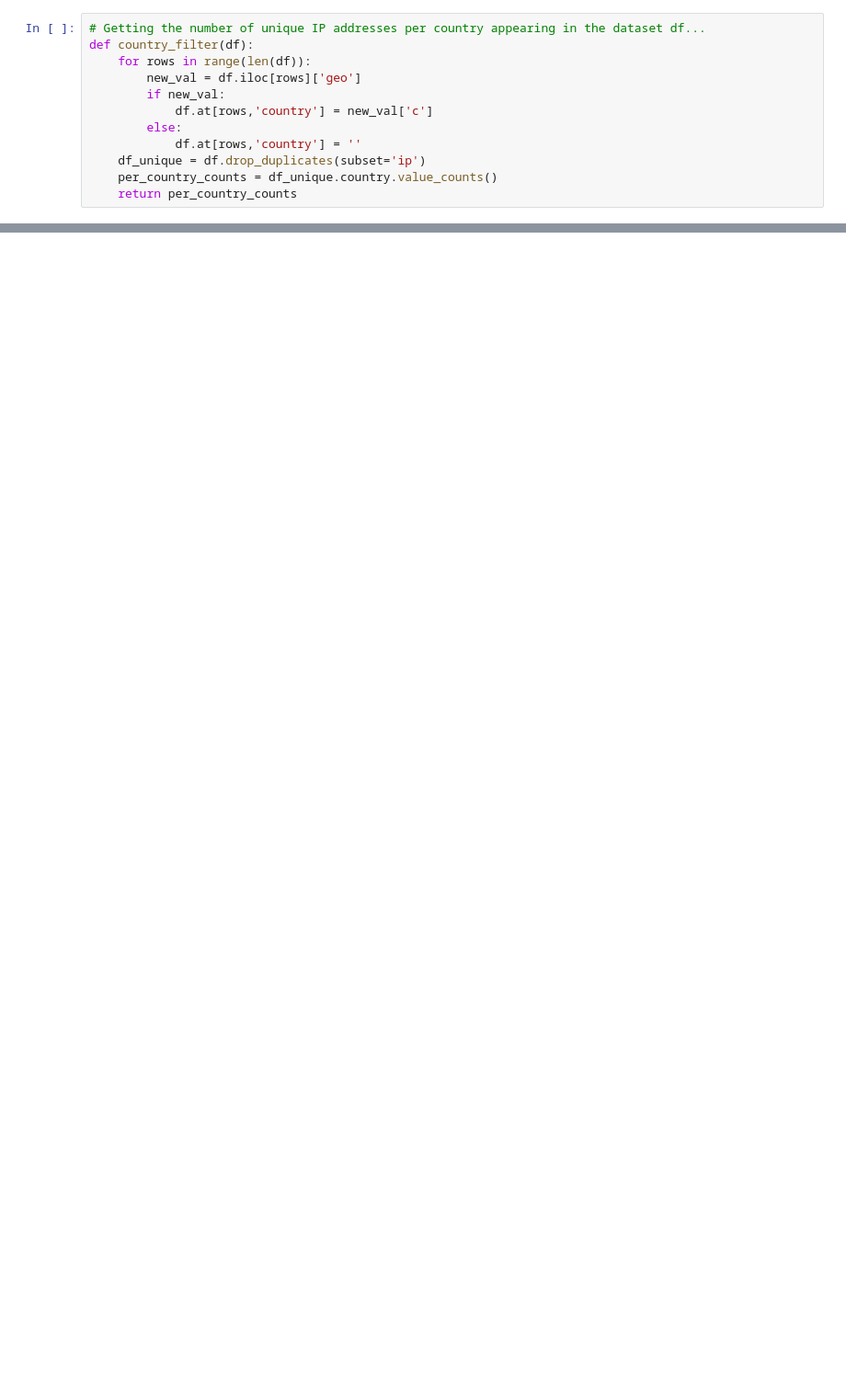
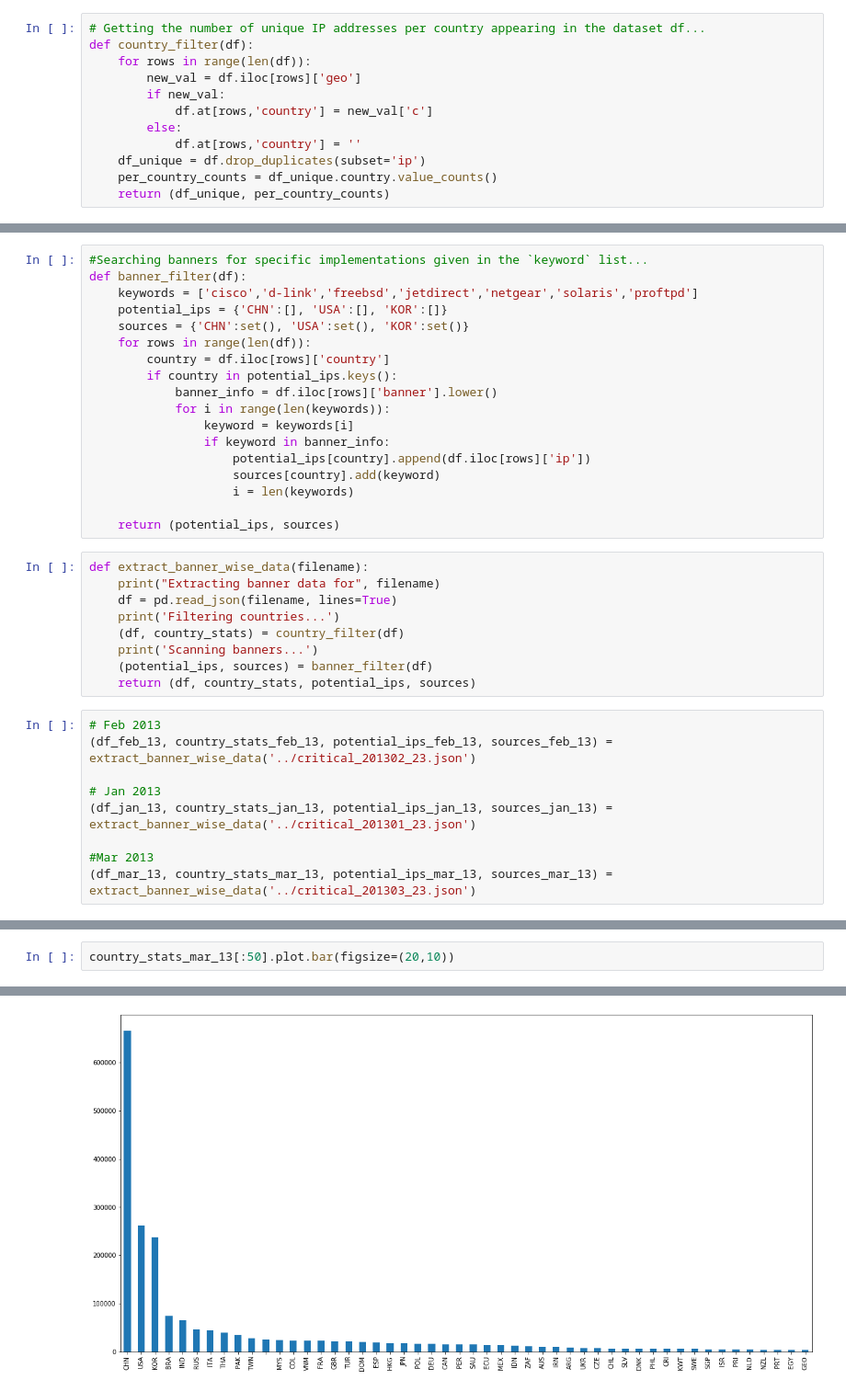
Before and after one commit to sudharshankr/eocs-10, a Jupyter notebook: ECS data analysis.ipynb, the cells around one changed output, grey strips where cells are left out. Shown at 92% size. Drawn from its saved outputs; the diff is of its cells as text; blank space fills up the shorter version.

Commit message:
Updated with code to analyse banners

```diff
--- a/ECS data analysis.ipynb
+++ b/ECS data analysis.ipynb
@@ -16,7 +17,7 @@ def country_filter(df):
             df.at[rows,'country'] = ''
     df_unique = df.drop_duplicates(subset='ip')
     per_country_counts = df_unique.country.value_counts()
-    return per_country_counts
+    return (df_unique, per_country_counts)
 # %%
 # cleaning the banner of unwanted charecters...
 def clean_banner(df):
@@ -43,0 +40,36 @@ Name: country, dtype: int64
+# %%
+#Searching banners for specific implementations given in the `keyword` list...
+def banner_filter(df):
+    keywords = ['cisco','d-link','freebsd','jetdirect','netgear','solaris','proftpd']
+    potential_ips = {'CHN':[], 'USA':[], 'KOR':[]}
+    sources = {'CHN':set(), 'USA':set(), 'KOR':set()}
+    for rows in range(len(df)):
+        country = df.iloc[rows]['country']
+        if country in potential_ips.keys():
+            banner_info = df.iloc[rows]['banner'].lower()
+            for i in range(len(keywords)):
+                keyword = keywords[i]
+                if keyword in banner_info:
+                    potential_ips[country].append(df.iloc[rows]['ip'])
+                    sources[country].add(keyword)
+                    i = len(keywords)
+
+    return (potential_ips, sources)
+# %%
+def extract_banner_wise_data(filename):
+    print("Extracting banner data for", filename)
+    df = pd.read_json(filename, lines=True)
+    print('Filtering countries...')
+    (df, country_stats) = country_filter(df)
+    print('Scanning banners...')
+    (potential_ips, sources) = banner_filter(df)
+    return (df, country_stats, potential_ips, sources)
+# %%
+# Feb 2013
+(df_feb_13, country_stats_feb_13, potential_ips_feb_13, sources_feb_13) = extract_banner_wise_data('../critical_201302_23.json')
+
+# Jan 2013
+(df_jan_13, country_stats_jan_13, potential_ips_jan_13, sources_jan_13) = extract_banner_wise_data('../critical_201301_23.json')
+
+#Mar 2013
+(df_mar_13, country_stats_mar_13, potential_ips_mar_13, sources_mar_13) = extract_banner_wise_data('../critical_201303_23.json')
@@ -43,0 +143,3 @@ Name: country, dtype: int64
+# %%
+country_stats_mar_13[:50].plot.bar(figsize=(20,10))
+# %% [output]
@@ -43,0 +147 @@ Name: country, dtype: int64
+[figure, added]
```
Also changed, not shown: parts of 10 cells of this notebook.
